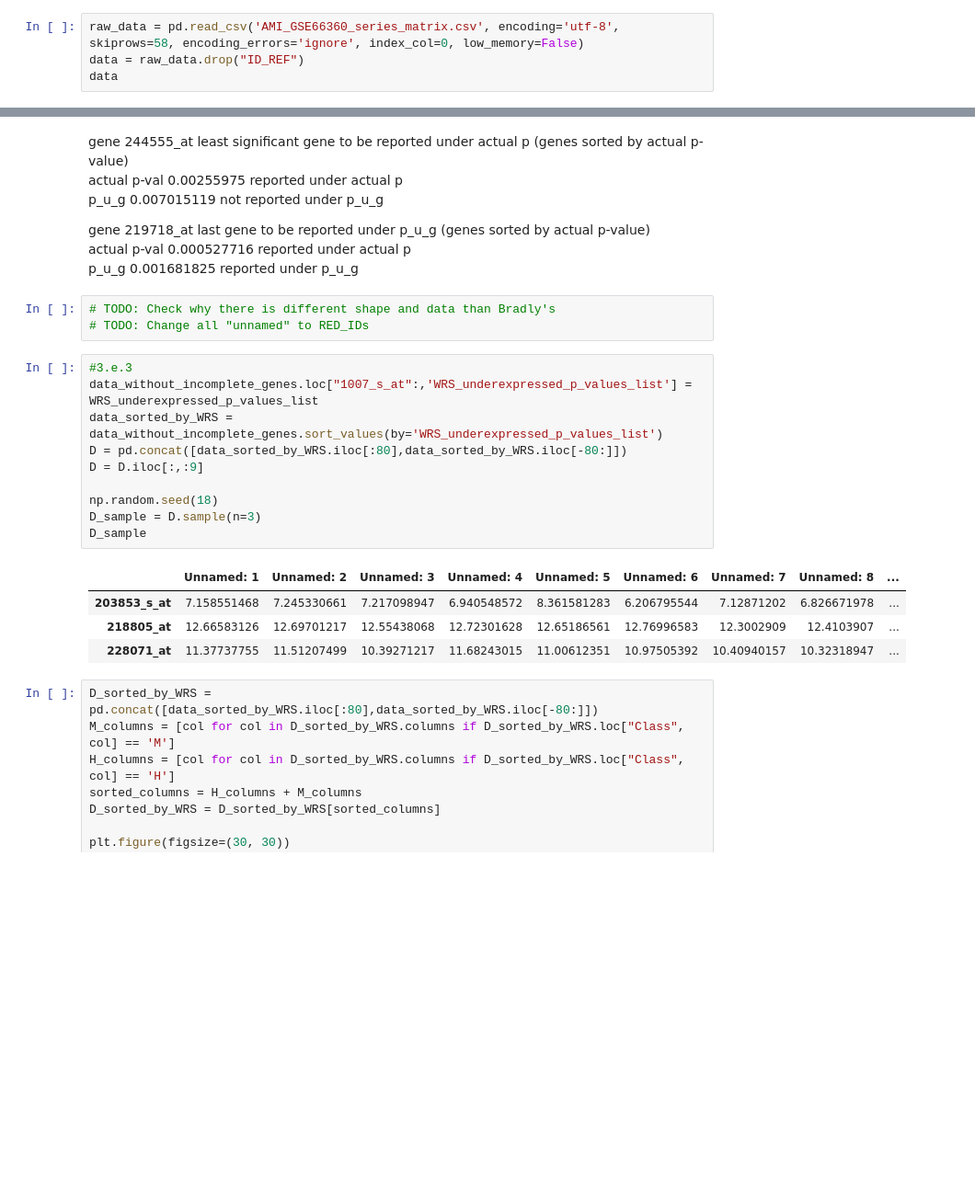
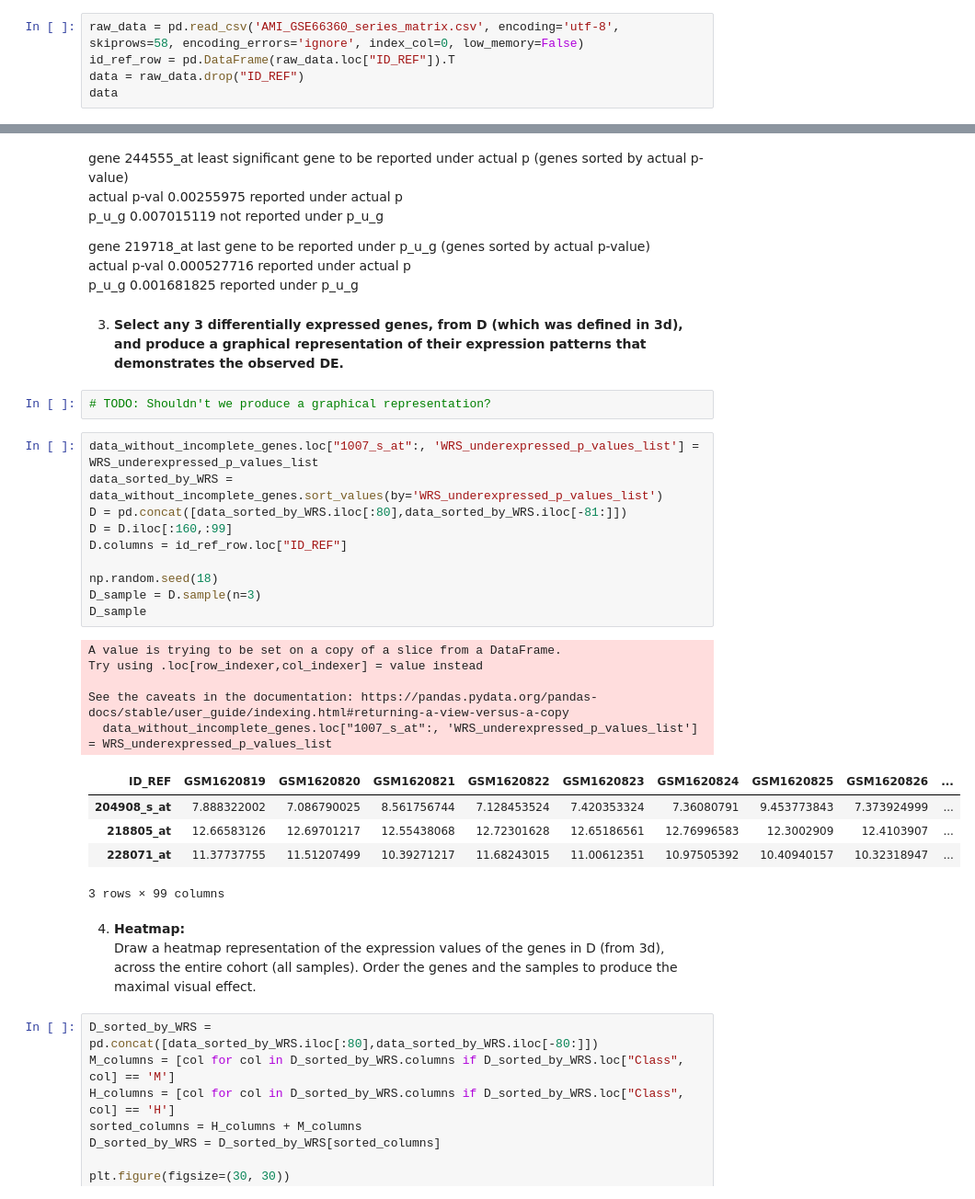
Before and after one commit to OfekBasson/StatisticsAndDataAnalsysHW3, a Jupyter notebook: HW3.ipynb, the cells around one changed output, grey strips where cells are left out. Shown at 92% size. Cells and saved outputs as stored; diff of their text form; blank space fills up the shorter version.

```diff
--- a/HW3.ipynb
+++ b/HW3.ipynb
@@ -15,5 +10,6 @@ sns.set_theme(style="ticks", palette="pastel")
 # %%
 raw_data = pd.read_csv('AMI_GSE66360_series_matrix.csv', encoding='utf-8', skiprows=58, encoding_errors='ignore', index_col=0, low_memory=False)
+id_ref_row = pd.DataFrame(raw_data.loc["ID_REF"]).T
 data = raw_data.drop("ID_REF")
 data
 # %% [output]
@@ -459,24 +463,34 @@ p_u_g	0.007015119		not reported under p_u_g
 gene	219718_at		last gene to be reported under p_u_g (genes sorted by actual p-value)
 actual p-val	0.000527716		reported under actual p
 p_u_g	0.001681825		reported under p_u_g
-# %%
-# TODO: Check why there is different shape and data than Bradly's
-# TODO: Change all "unnamed" to RED_IDs
+# %% [markdown]
+3. <b>Select any 3 differentially expressed genes, from D (which was defined in 3d), and produce a graphical representation of their expression patterns that demonstrates the observed DE.</b>
+# %%
+# TODO: Shouldn't we produce a graphical representation?
 # %%
-#3.e.3
-data_without_incomplete_genes.loc["1007_s_at":,'WRS_underexpressed_p_values_list'] = WRS_underexpressed_p_values_list
+data_without_incomplete_genes.loc["1007_s_at":, 'WRS_underexpressed_p_values_list'] = WRS_underexpressed_p_values_list
 data_sorted_by_WRS = data_without_incomplete_genes.sort_values(by='WRS_underexpressed_p_values_list')
-D = pd.concat([data_sorted_by_WRS.iloc[:80],data_sorted_by_WRS.iloc[-80:]])
-D = D.iloc[:,:9]
+D = pd.concat([data_sorted_by_WRS.iloc[:80],data_sorted_by_WRS.iloc[-81:]])
+D = D.iloc[:160,:99]
+D.columns = id_ref_row.loc["ID_REF"]
 
 np.random.seed(18)
 D_sample = D.sample(n=3)
 D_sample
 # %% [output]
+A value is trying to be set on a copy of a slice from a DataFrame.
+Try using .loc[row_indexer,col_indexer] = value instead
+
+See the caveats in the documentation: https://pandas.pydata.org/pandas-docs/stable/user_guide/indexing.html#returning-a-view-versus-a-copy
+  data_without_incomplete_genes.loc["1007_s_at":, 'WRS_underexpressed_p_values_list'] = WRS_underexpressed_p_values_list
-|  | Unnamed: 1 | Unnamed: 2 | Unnamed: 3 | Unnamed: 4 | Unnamed: 5 | Unnamed: 6 | Unnamed: 7 | Unnamed: 8 | ... |
-| 203853_s_at | 7.158551468 | 7.245330661 | 7.217098947 | 6.940548572 | 8.361581283 | 6.206795544 | 7.12871202 | 6.826671978 | ... |
+| ID_REF | GSM1620819 | GSM1620820 | GSM1620821 | GSM1620822 | GSM1620823 | GSM1620824 | GSM1620825 | GSM1620826 | ... |
+| 204908_s_at | 7.888322002 | 7.086790025 | 8.561756744 | 7.128453524 | 7.420353324 | 7.36080791 | 9.453773843 | 7.373924999 | ... |
 | 218805_at | 12.66583126 | 12.69701217 | 12.55438068 | 12.72301628 | 12.65186561 | 12.76996583 | 12.3002909 | 12.4103907 | ... |
 | 228071_at | 11.37737755 | 11.51207499 | 10.39271217 | 11.68243015 | 11.00612351 | 10.97505392 | 10.40940157 | 10.32318947 | ... |
+3 rows × 99 columns
+# %% [markdown]
+4. <b>Heatmap:</b><br>
+Draw a heatmap representation of the expression values of the genes in D (from 3d), across the entire cohort (all samples). Order the genes and the samples to produce the maximal visual effect.
 # %%
 D_sorted_by_WRS = pd.concat([data_sorted_by_WRS.iloc[:80],data_sorted_by_WRS.iloc[-80:]])
 M_columns = [col for col in D_sorted_by_WRS.columns if D_sorted_by_WRS.loc["Class", col] == 'M']
```
Also changed, not shown: parts of 39 cells of this notebook.
